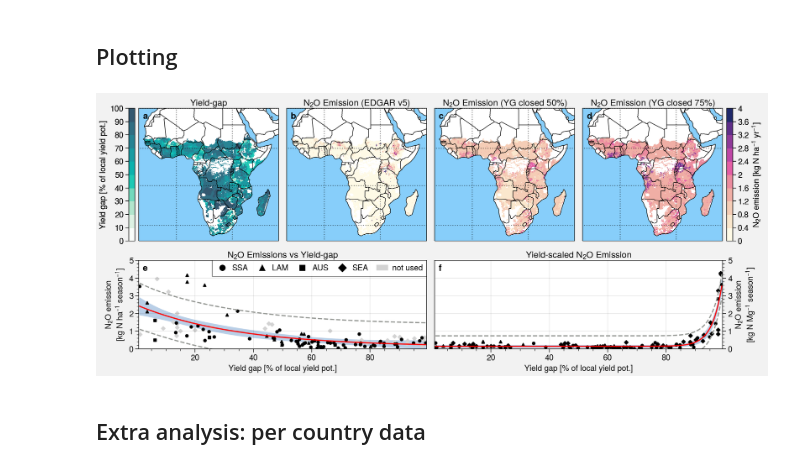
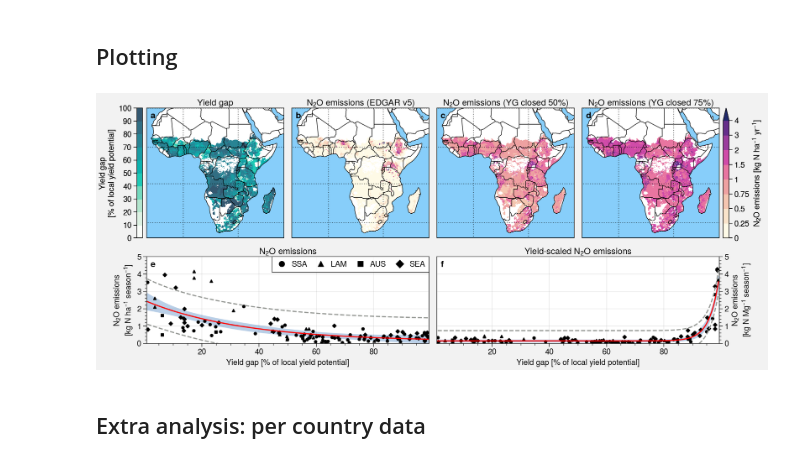
Before and after one commit to cwerner/yieldgap-analysis-africa, a Jupyter notebook: plotting.ipynb, the cells around one changed output. Drawn from its saved outputs; the diff is of its cells as text; code cells hidden in the pictures.

Commit message:
and another update of the plotting nb

```diff
--- a/plotting.ipynb
+++ b/plotting.ipynb
@@ -157,7 +157,7 @@ df1.head()
 colors = 'sunset'
 colors_ls = 'marine' #'Purples' #'RdPu'
 VMAX=4
-LEVELS=[0, 0.25, 0.5, 0.75, 1, 1.5, 2, 4]
+LEVELS=[0, 0.25, 0.5, 0.75, 1, 1.5, 2, 3, 4]
 # %%
 f, axs = plot.subplots([[1, 2, 3, 4], [5, 5, 6, 6]],
                        hratios=(1.5, 1.),
@@ -175,9 +175,9 @@ for i, var in enumerate(['n2o', 'n2o_50p', 'n2o_75p']):
         (ds2 * ssa).where(ds[var] > -1) if var == 'n2o' else ds[var].where(ds[var] > -1) * ssa,
         cmap=colors,
         colorbar='r' if i==2 else None,
-        colorbar_kw={'label': 'N$_2$O emission [kg N ha$^{-1}$ yr$^{-1}$]', 'width': '0.75em'} if i==2 else None,
-        vmin=0, vmax=VMAX, #levels=LEVELS,
-        #extend='max',
+        colorbar_kw={'label': 'N$_2$O emissions [kg N ha$^{-1}$ yr$^{-1}$]', 'width': '0.75em'} if i==2 else None,
+        vmin=0, vmax=VMAX, levels=LEVELS,
+        extend='max',
         linewidth=0.7, #color='gray7'
     )
 
@@ -189,7 +189,7 @@ axs[0].pcolormesh(
     linewidth=0.7,
     cmap_kw={'right': 0.8},
     #colorbar_kw={'label': 'Yield gap [Mg ha$^{-1}$ season$^{-1}$]', 'width': '0.75em'},
-    colorbar_kw={'label': 'Yield gap [% of local yield pot.]', 'width': '0.75em'},
+    colorbar_kw={'label': 'Yield gap\n[% of local yield potential]', 'width': '0.75em'},
     #vmin=0, vmax=12, levels=[0, 2, 4, 6, 8, 10],
     #extend='max',
 )
@@ -200,7 +200,7 @@ axs[4].plot(df1.x, df1.lw_95p, linestyle='dashed', c='gray', label='95% pred. un
 axs[4].plot(df1.x, df1.up_95p, linestyle='dashed', c='gray')
 axs[4].plot(df1.x, df1.y, c='red')
 for idx, df_region in df.groupby("marker"):
-    axs[4].scatter(df_region.yieldgap_percent, df_region.n2o, c=df_region.color, marker=idx) #, marker=df.marker) # 'black')
+    axs[4].scatter(df_region.yieldgap_percent, df_region.n2o, c='black', marker=idx) #, marker=df.marker) # 'black')
 
 axs[5].fill_between(df2.x, df2.lw_95c, df2.up_95c, color="#b9cfe7", edgecolor="", label='95% confidence')
 axs[5].plot(df2.x, df2.lw_95p, linestyle='dashed', c='gray', label='95% pred. uncertainty')
@@ -210,50 +210,50 @@ for idx, df_region in df.groupby("marker"):
     axs[5].scatter(df_region.yieldgap_percent, df_region.yieldscaled_n2o, c='black', marker=idx) #, marker=df.marker) # 'black')
 
 
-labels = ["Yield-gap",
-          "N$_2$O Emission (EDGAR v5)",
-          "N$_2$O Emission (YG closed 50%)",
-          "N$_2$O Emission (YG closed 75%)",
-          "N$_2$O Emissions vs Yield-gap",
-          "Yield-scaled N$_2$O Emission"]
+labels = ["Yield gap",
+          "N$_2$O emissions (EDGAR v5)",
+          "N$_2$O emissions (YG closed 50%)",
+          "N$_2$O emissions (YG closed 75%)",
+          "N$_2$O emissions",
+          "Yield-scaled N$_2$O emissions"]
 
 # maps
 for i in range(4):
     axs[i].format(
         title=labels[i],
         lonlim=(-20, 55), latlim=(-37, 30),
         borders=True,
         coast=True,
         ocean=True,
         oceancolor='lightskyblue',
     )
 
 # data panels
 for i in range(4, 6):
     axs[i].format(
         title=labels[i],
         ylim=(0, 5),
-        xlabel='Yield gap [% of local yield pot.]'
+        xlabel='Yield gap [% of local yield potential]'
     )
 
 # custom legend for scatter plot
 elements = [Line2D([], [], marker='o', color='black', label='SSA', ms=6, ls='None'),
             Line2D([], [], marker='^', color='black', label='LAM', ms=6, ls='None'),
             Line2D([], [], marker='s', color='black', label='AUS', ms=6, ls='None'),
-            Line2D([], [], marker='D', color='black', label='SEA', ms=6, ls='None'),
+            Line2D([], [], marker='D', color='black', label='SEA', ms=6, ls='None')]
             #Line2D([], [], marker='D', color='lightgray', label='SEA (excl.)', ms=6, ls='None')]
-            Patch(facecolor='lightgray', edgecolor='None', label='not used')]
+            #Patch(facecolor='lightgray', edgecolor='None', label='not used')]
 
 # Create the figure
 axs[4].legend(handles=elements, ncols=5, facecolor='white')
 
-axs[4].format(ylabel='N$_2$O emission\n[kg N ha$^{-1}$ season$^{-1}$]',
+axs[4].format(ylabel='N$_2$O emissions\n[kg N ha$^{-1}$ season$^{-1}$]',
              ylim=(0, 5))
-axs[5].format(ylabel='N$_2$O emission\n[kg N Mg$^{-1}$ season$^{-1}$]',
+axs[5].format(ylabel='N$_2$O emissions\n[kg N Mg$^{-1}$ season$^{-1}$]',
               ytickloc='right',
               yticklabelloc='right')
 # %% [output]
-[figure, old version]
+[figure, new version]
 # %%
 f.savefig("figure_panelplot_yieldgap_emission.png", dpi=400, facecolor='w')
 # %% [markdown]
```
